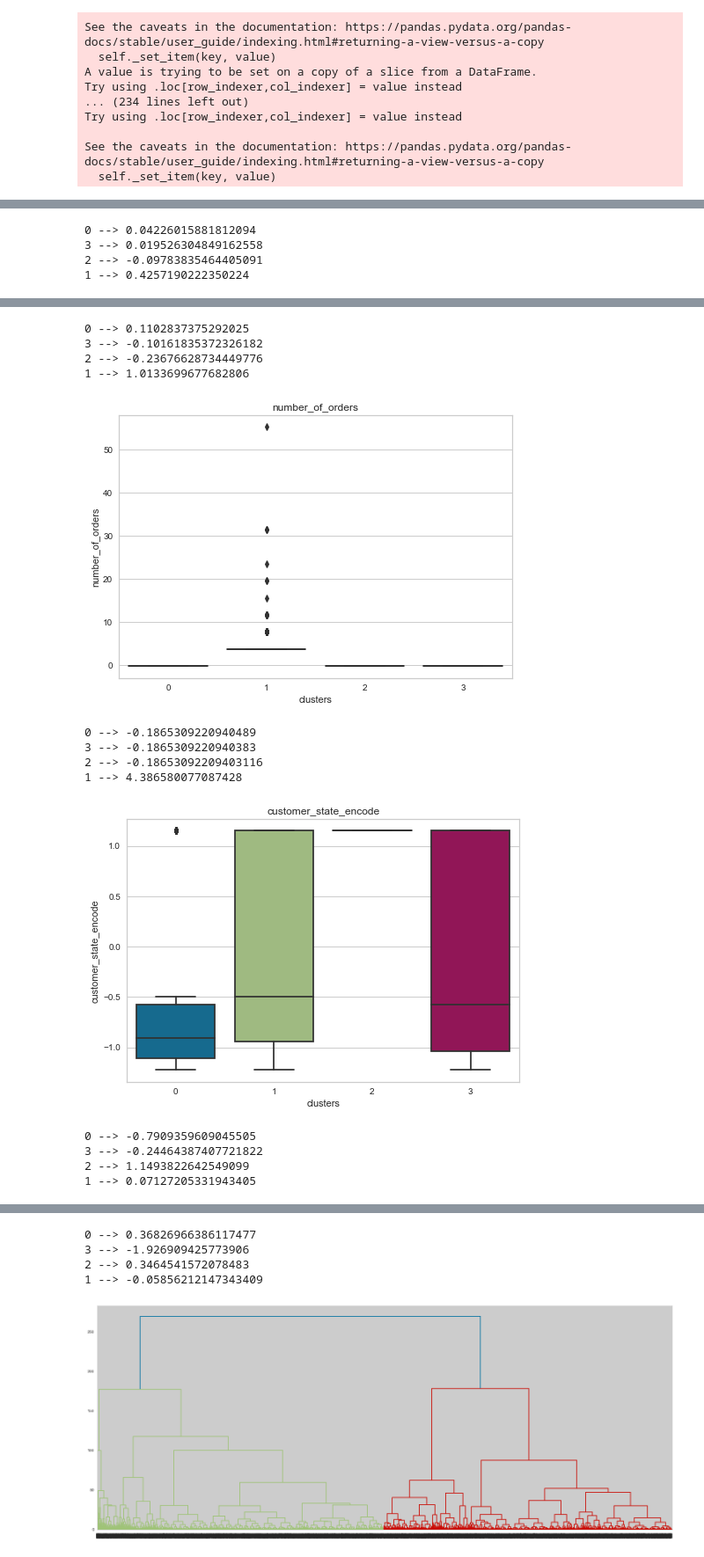
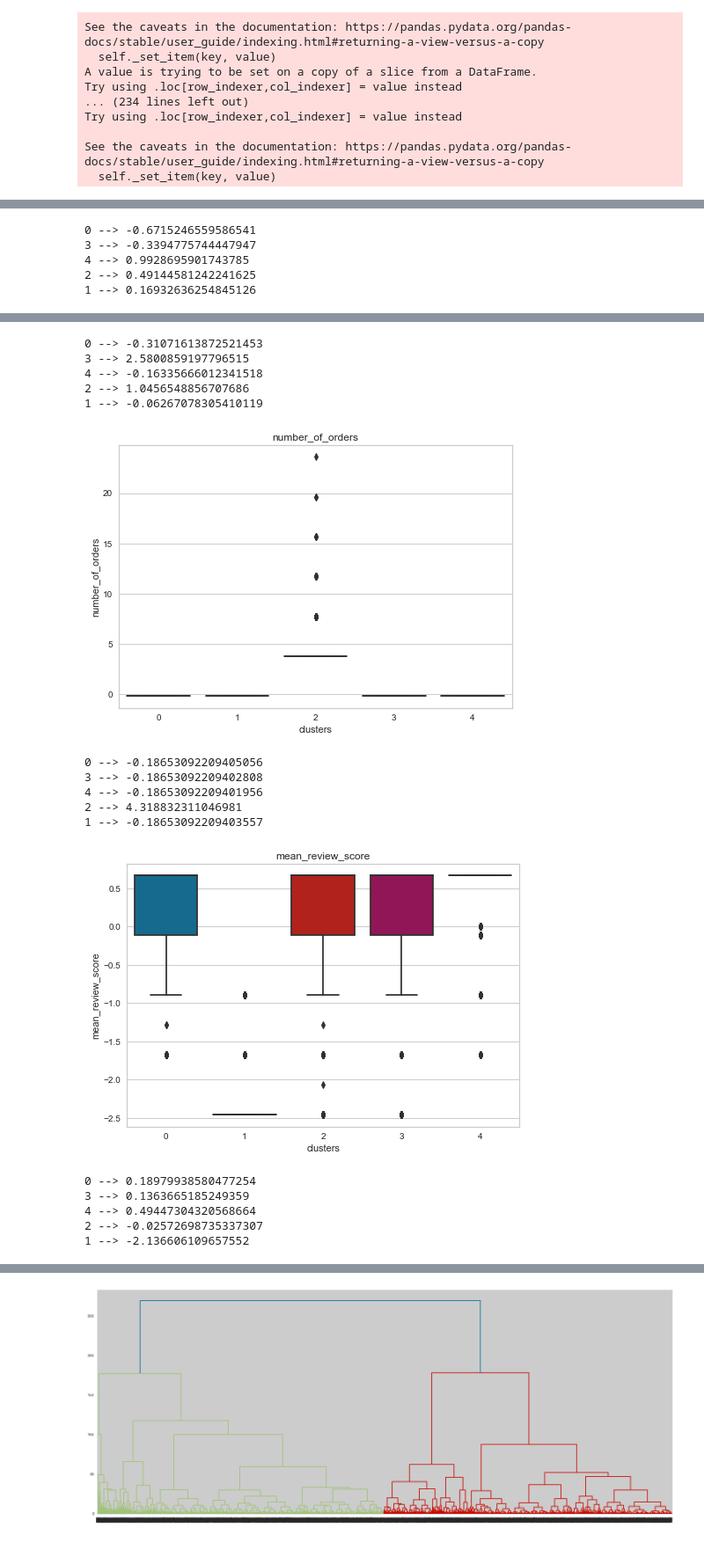
Before and after one commit to BotMaximeDupouy/OC_code, a Jupyter notebook: livrable_5/dupouy_maxime_2_notebook_essais.ipynb, the cells around one changed output, grey strips where cells are left out. Shown at 88% size. Cells and saved outputs as stored; diff of their text form; code cells hidden in the pictures.

```diff
--- a/livrable_5/dupouy_maxime_2_notebook_essais.ipynb
+++ b/livrable_5/dupouy_maxime_2_notebook_essais.ipynb
@@ -932,7 +948,6 @@ X_reduced = X.sample(int(len(X) / 5))
 X_hierarchcal = X_reduced[['recently_order',
                            'cum_sum_order',
                            'number_of_orders',
-                           'customer_state_encode',
                            'mean_review_score']]
 # %%
 nb_clusters = {}
@@ -985,5 +998,5 @@ for key, value in nb_clusters.items():
 # %%
 model = AgglomerativeClustering(n_clusters=None,
-                                distance_threshold=120)
+                                distance_threshold=110)
 model.fit(X_hierarchcal)
 X_hierarchcal['clusters'] = model.labels_
@@ -1026,6 +1048,5 @@ lineploting(test, ['recently_order',
 ploting(X_hierarchcal, ['recently_order',
                         'cum_sum_order',
                         'number_of_orders',
-                        'customer_state_encode',
                         'mean_review_score'], 'clusters')
 # %% [output]
@@ -1033,4 +1054,5 @@ ploting(X_hierarchcal, ['recently_order',
-0 --> 0.04226015881812094
-3 --> 0.019526304849162558
-2 --> -0.09783835464405091
-1 --> 0.4257190222350224
+0 --> -0.6715246559586541
+3 --> -0.3394775744447947
+4 --> 0.9928695901743785
+2 --> 0.49144581242241625
+1 --> 0.16932636254845126
@@ -1038,14 +1060,17 @@ ploting(X_hierarchcal, ['recently_order',
-0 --> 0.1102837375292025
-3 --> -0.10161835372326182
-2 --> -0.23676628734449776
-1 --> 1.0133699677682806
+0 --> -0.31071613872521453
+3 --> 2.5800859197796515
+4 --> -0.16335666012341518
+2 --> 1.0456548856707686
+1 --> -0.06267078305410119
-[figure, old version]
+[figure, new version]
-0 --> -0.1865309220940489
-3 --> -0.1865309220940383
-2 --> -0.18653092209403116
-1 --> 4.386580077087428
+0 --> -0.18653092209405056
+3 --> -0.18653092209402808
+4 --> -0.18653092209401956
+2 --> 4.318832311046981
+1 --> -0.18653092209403557
-[figure, old version]
+[figure, new version]
-0 --> -0.7909359609045505
-3 --> -0.24464387407721822
-2 --> 1.1493822642549099
-1 --> 0.07127205331943405
+0 --> 0.18979938580477254
+3 --> 0.1363665185249359
+4 --> 0.49447304320568664
+2 --> -0.02572698735337307
+1 --> -2.136606109657552
@@ -1053,7 +1077,3 @@ ploting(X_hierarchcal, ['recently_order',
-0 --> 0.36826966386117477
-3 --> -1.926909425773906
-2 --> 0.3464541572078483
-1 --> -0.05856212147343409
 # %%
 h = X_hierarchcal.drop(columns='labels')
 Z = hierarchy.linkage(h, method="ward")
```
Also changed, not shown: parts of 29 cells of this notebook, 1 other file.
